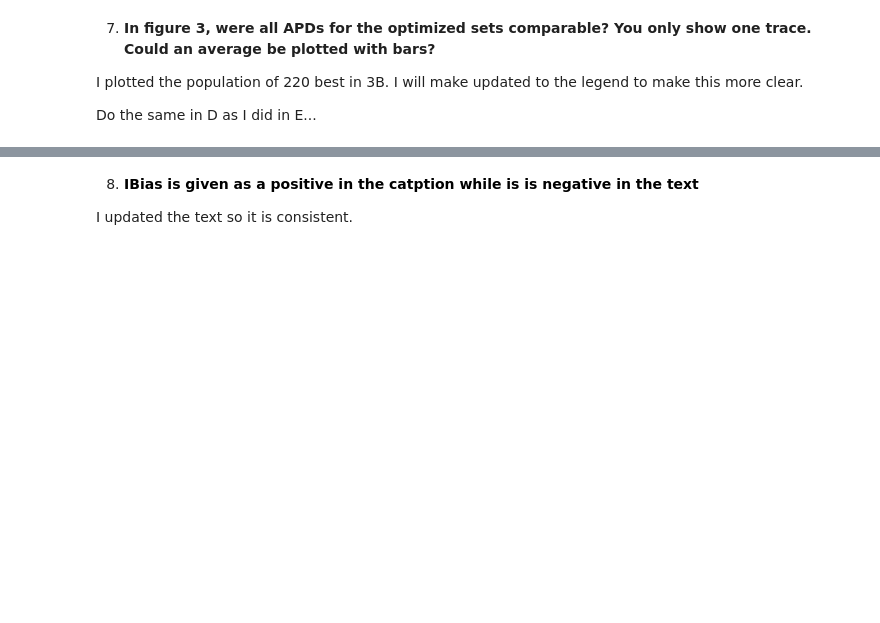
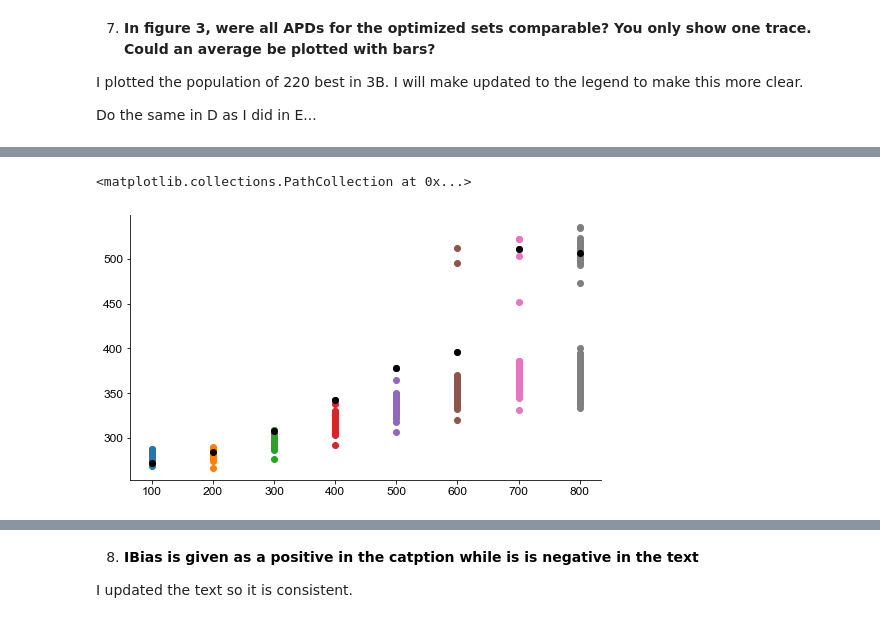
Before and after one commit to Christini-Lab/rrc-conductance-profile, a Jupyter notebook: reviewer_response.ipynb, the cells around one changed output, grey strips where cells are left out. Saved outputs shown, nothing was run; the diff lists cells and outputs as text; code cells hidden in the pictures; blank space fills up the shorter version.

```diff
--- a/reviewer_response.ipynb
+++ b/reviewer_response.ipynb
@@ -29,32 +26,0 @@ pd.read_csv('./data/robust_data_ical_small.csv.bz2')
-# %%
-from important_functions import run_model, calc_APD, detect_abnormal_ap
-args = (0, best_data, 'i_cal_pca_multiplier', [1, 2, 5], 1)
-i, best_data, conductance, values, i_kb = args
-all_data = {'type': 'optimized '+str(i)}
-
-if i_kb != 1:
-    all_data['conductance'] = conductance + ' & i_kb_multiplier'
-else:
-    all_data['conductance'] = conductance
-
-for value in values:
-
-    # best ind
-    best_ind = best_data.filter(like = 'multiplier').iloc[i].to_dict()
-    best_ind['i_kb_multiplier'] = i_kb
-    best_ind[conductance] = best_ind[conductance]*value
-
-    best_dat, best_IC = run_model([best_ind], 1)
-    t_best = best_dat['engine.time']
-    v_best = best_dat['membrane.v']
-    apd90_best = calc_APD(t_best, v_best, 90)
-    data_best = detect_abnormal_ap(t_best, v_best)
-    result_best = data_best['result']
-
-    #save data to existing dict
-    all_data['t_'+str(value)] = str(list(t_best))
-    all_data['v_'+str(value)] = str(list(v_best))
-    all_data['apd90_'+str(value)] = apd90_best
-    all_data['result_'+str(value)] = result_best
-
-print(pd.DataFrame(all_data))
@@ -219,4 +252,5 @@ Do the same in D as I did in E...
 # %%
-#robust_data = pd.read_csv('./data/robust_data_ical.csv.bz2')
+robust_data = pd.read_csv('./data/robust_data_ical.csv.bz2')
+robust_data.loc[len(robust_data.index)] = list(all_data.values())
 robust_data
 # %% [output]
@@ -235,0 +270,13 @@ robust_data
+# %%
+fig, axs = plt.subplots(1, figsize = (7,4), constrained_layout = True)
+vals = [1, 2, 3, 4, 5, 6, 7, 8]
+for v in range(0, len(vals)):
+    data_og = list(robust_data['apd90_'+str(vals[v])])
+    data = [d for d in data_og if d != 500]
+    axs.scatter([vals[v]*100]*len(data), data)
+
+baseline_data = robust_data[robust_data['type']=='baseline'].filter(like = 'apd90').reset_index(drop=True).iloc[0].to_list()
+axs.scatter([v*100 for v in vals], baseline_data, color = 'Black')
+# %% [output]
+<matplotlib.collections.PathCollection at 0x...>
+[figure, added]
```
Also changed, not shown: parts of 11 cells of this notebook, 1 other file.
